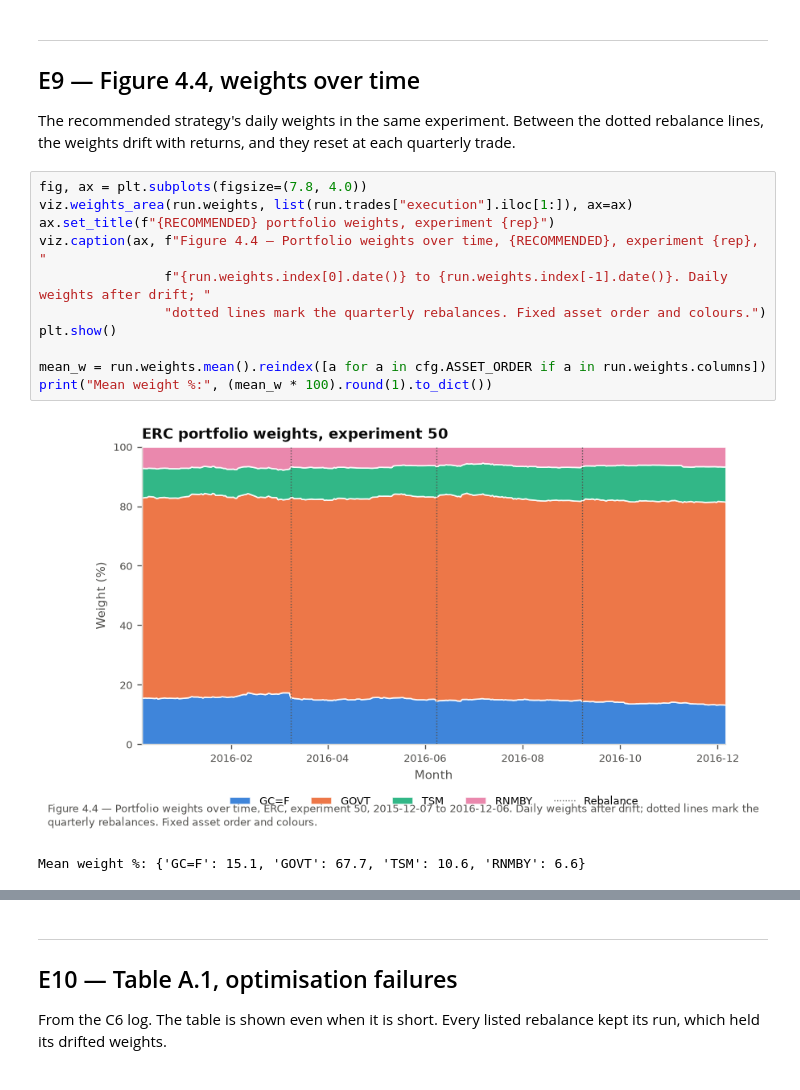
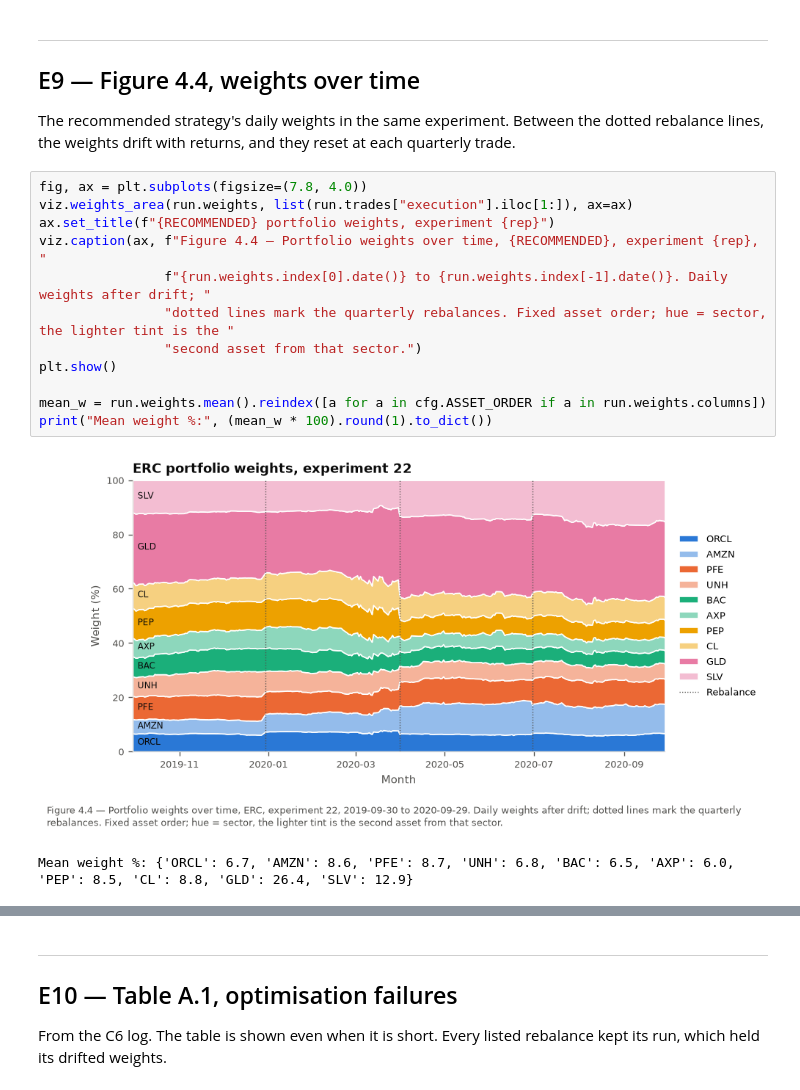
Before and after one commit to christianvanbellen/nova-ims-portfolio-management, a Jupyter notebook: notebooks/06_performance.ipynb, the cells around one changed output, grey strips where cells are left out. Saved outputs shown, nothing was run; the diff lists cells and outputs as text.

Commit message:
update workstream E with new asset selection

```diff
--- a/notebooks/06_performance.ipynb
+++ b/notebooks/06_performance.ipynb
@@ -342,15 +448,16 @@ the weights drift with returns, and they reset at each quarterly trade.
 # %%
 fig, ax = plt.subplots(figsize=(7.8, 4.0))
 viz.weights_area(run.weights, list(run.trades["execution"].iloc[1:]), ax=ax)
 ax.set_title(f"{RECOMMENDED} portfolio weights, experiment {rep}")
 viz.caption(ax, f"Figure 4.4 — Portfolio weights over time, {RECOMMENDED}, experiment {rep}, "
                 f"{run.weights.index[0].date()} to {run.weights.index[-1].date()}. Daily weights after drift; "
-                "dotted lines mark the quarterly rebalances. Fixed asset order and colours.")
+                "dotted lines mark the quarterly rebalances. Fixed asset order; hue = sector, the lighter tint is the "
+                "second asset from that sector.")
 plt.show()
 
 mean_w = run.weights.mean().reindex([a for a in cfg.ASSET_ORDER if a in run.weights.columns])
 print("Mean weight %:", (mean_w * 100).round(1).to_dict())
 # %% [output]
-[figure, old version]
+[figure, new version]
-Mean weight %: {'GC=F': 15.1, 'GOVT': 67.7, 'TSM': 10.6, 'RNMBY': 6.6}
+Mean weight %: {'ORCL': 6.7, 'AMZN': 8.6, 'PFE': 8.7, 'UNH': 6.8, 'BAC': 6.5, 'AXP': 6.0, 'PEP': 8.5, 'CL': 8.8, 'GLD': 26.4, 'SLV': 12.9}
 # %% [markdown]
```
Also changed, not shown: parts of 24 cells of this notebook, 6 other files.
